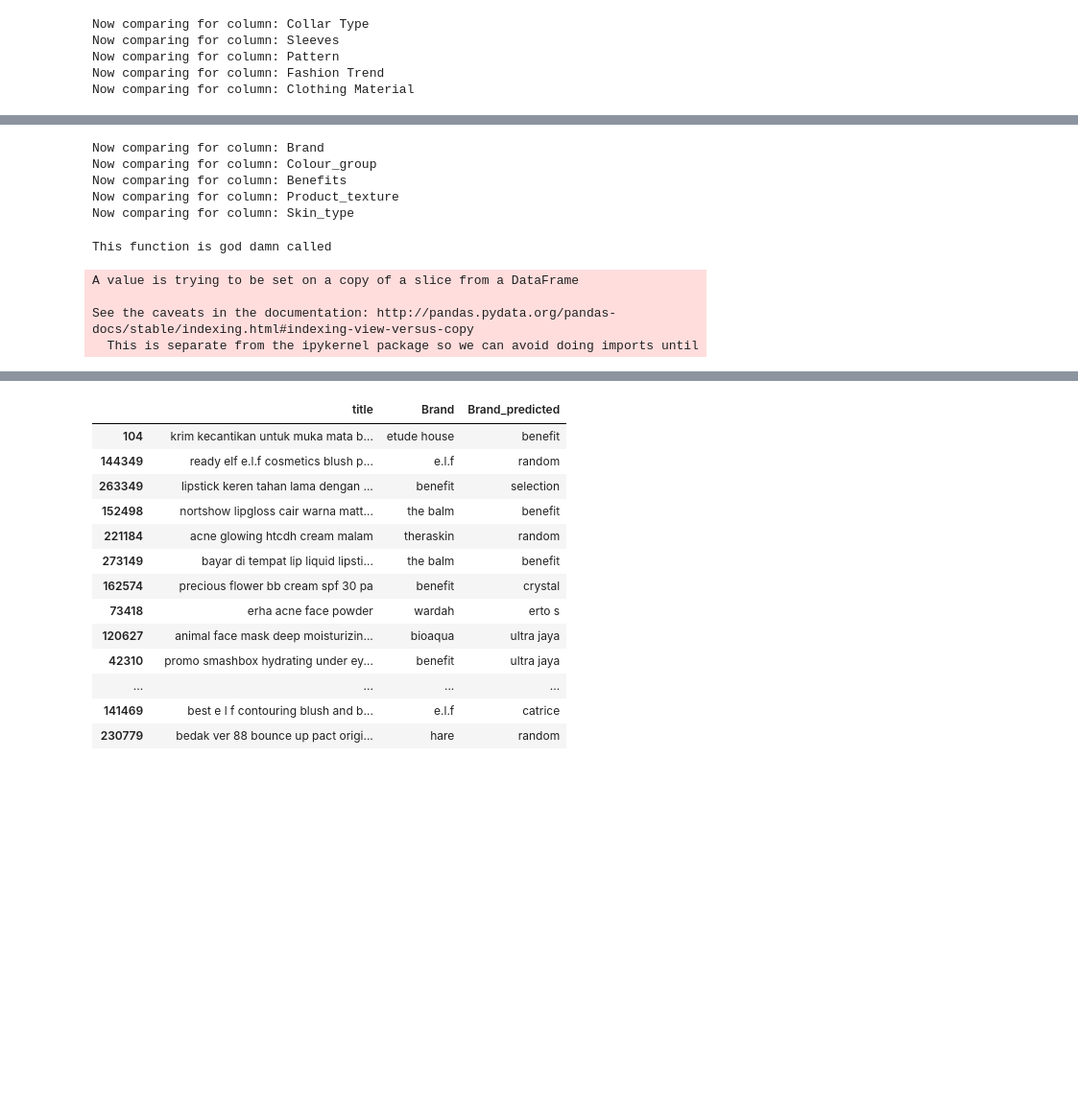
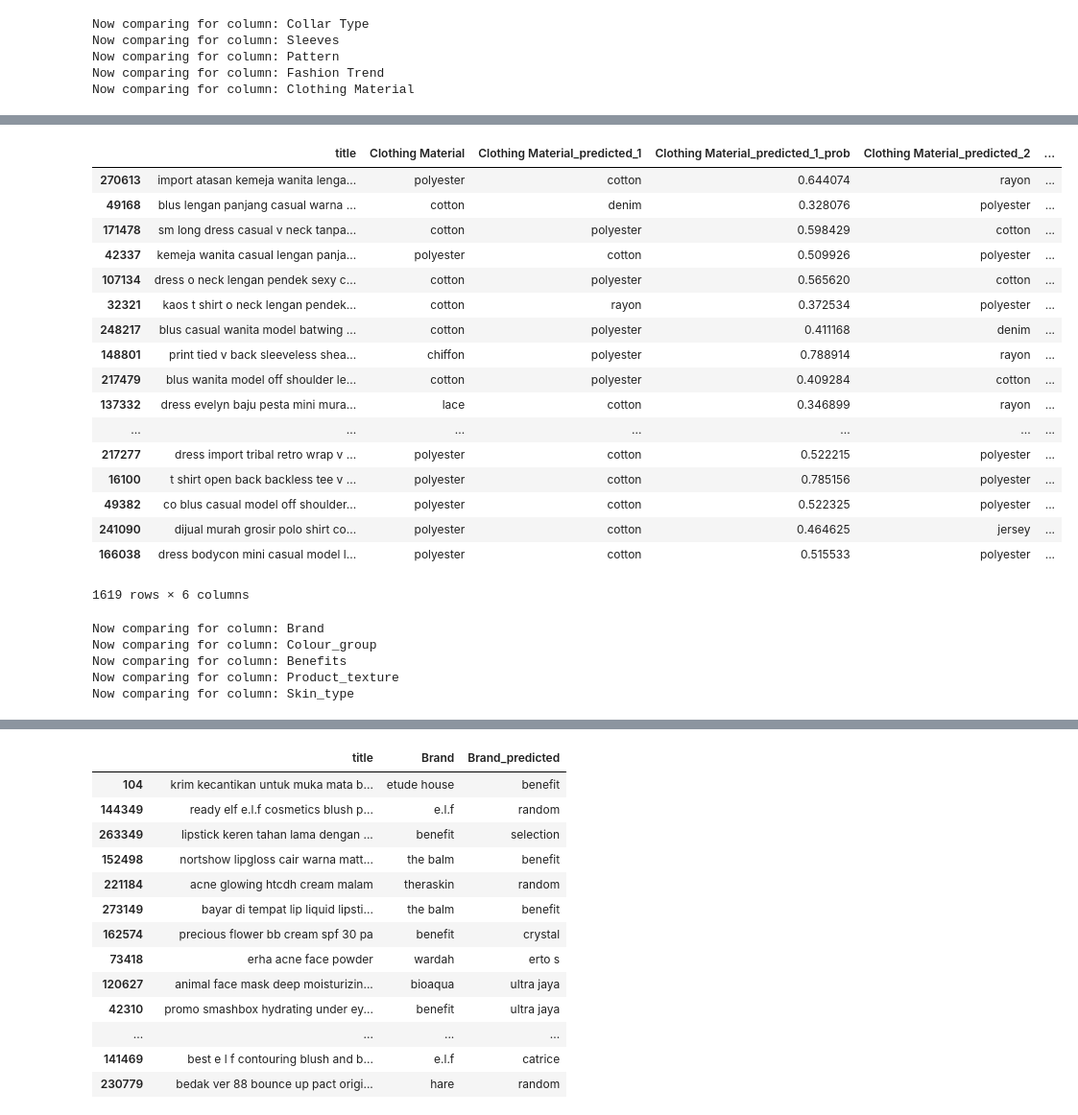
Before and after one commit to kevinling0218/ndsc2019, a Jupyter notebook: NLP_2_class_prediction_new.ipynb, the cells around one changed output, grey strips where cells are left out. Shown at 96% size. Drawn from its saved outputs; the diff is of its cells as text; code cells hidden in the pictures; blank space fills up the shorter version.

```diff
--- a/NLP_2_class_prediction_new.ipynb
+++ b/NLP_2_class_prediction_new.ipynb
@@ -133,5 +138,6 @@ df_mobile_competition = pd.read_csv('./data/mobile_data_info_train_competition.c
 # %%
-df_fashion_compare = df_fashion_train.sample(frac=0.1)
+df_fashion_compare = df_fashion_debug.sample(frac=0.1)
+
 X_compare_test = df_fashion_compare['title']
 for column in category_feature_columns['fashion']:
     print ("Now comparing for column:", column)
@@ -177,0 +164,26 @@ array([1., 0.])
+# %%
+def column_class_to_text_debug(df, category, column):
+    """This function is to convert the dataframe with only one single feature column into text
+    This is used in the debugging mode
+    """
+    map_json = category_json[category]
+    column_map = {}
+    column_map[column] = {v: k for k, v in map_json[column].items()}
+    df[column] = df[column].astype(int)
+    df[column+'_predicted_1'] = df[column+'_predicted_1'].astype(int)
+    df[column+'_predicted_2'] = df[column+'_predicted_2'].astype(int)
+    df.loc[:, column] = df[column].map(column_map[column])
+    df.loc[:, column+'_predicted_1'] = df[column+'_predicted_1'].map(column_map[column])
+    df.loc[:, column + '_predicted_2'] = df[column + '_predicted_2'].map(column_map[column])
+    return df
+# %%
+def check_result(df, category, column):
+    df_check = check_column_debug(df, column)
+    df_check = column_class_to_text_debug(df_check, category=category, column = column)
+    return df_check
+# %%
+df_collar_check = check_result('Collar Type')
+df_pattern_check = check_result('Pattern')
+df_sleeves_check = check_result('Sleeves')
+df_fashion_check = check_result('Fashion Trend')
+df_clothing_check = check_result('Clothing Material')
@@ -178,2 +200,23 @@ array([1., 0.])
+# %%
+df_clothing_check
+# %% [output]
+|  | title | Clothing Material | Clothing Material_predicted_1 | Clothing Material_predicted_1_prob | Clothing Material_predicted_2 | ... |
+| 270613 | import atasan kemeja wanita lenga... | polyester | cotton | 0.644074 | rayon | ... |
+| 49168 | blus lengan panjang casual warna ... | cotton | denim | 0.328076 | polyester | ... |
+| 171478 | sm long dress casual v neck tanpa... | cotton | polyester | 0.598429 | cotton | ... |
+| 42337 | kemeja wanita casual lengan panja... | polyester | cotton | 0.509926 | polyester | ... |
+| 107134 | dress o neck lengan pendek sexy c... | cotton | polyester | 0.565620 | cotton | ... |
+| 32321 | kaos t shirt o neck lengan pendek... | cotton | rayon | 0.372534 | polyester | ... |
+| 248217 | blus casual wanita model batwing ... | cotton | polyester | 0.411168 | denim | ... |
+| 148801 | print tied v back sleeveless shea... | chiffon | polyester | 0.788914 | rayon | ... |
+| 217479 | blus wanita model off shoulder le... | cotton | polyester | 0.409284 | cotton | ... |
+| 137332 | dress evelyn baju pesta mini mura... | lace | cotton | 0.346899 | rayon | ... |
+| ... | ... | ... | ... | ... | ... | ... |
+| 217277 | dress import tribal retro wrap v ... | polyester | cotton | 0.522215 | polyester | ... |
+| 16100 | t shirt open back backless tee v ... | polyester | cotton | 0.785156 | polyester | ... |
+| 49382 | co blus casual model off shoulder... | polyester | cotton | 0.522325 | polyester | ... |
+| 241090 | dijual murah grosir polo shirt co... | polyester | cotton | 0.464625 | jersey | ... |
+| 166038 | dress bodycon mini casual model l... | polyester | cotton | 0.515533 | polyester | ... |
+1619 rows × 6 columns
 # %%
 # Randomly sample some data
@@ -201,9 +245,0 @@ def check_column(df, column):
-# %%
-df_brand_check = check_column(df_beauty_compare, 'Brand')
-df_brand_check = column_class_to_text(df_brand_check, category='beauty', column = 'Brand')
-# %% [output]
-This function is god damn called
-A value is trying to be set on a copy of a slice from a DataFrame
-
-See the caveats in the documentation: http://pandas.pydata.org/pandas-docs/stable/indexing.html#indexing-view-versus-copy
-  This is separate from the ipykernel package so we can avoid doing imports until
```
Also changed, not shown: parts of 25 cells of this notebook, 11 other files.
